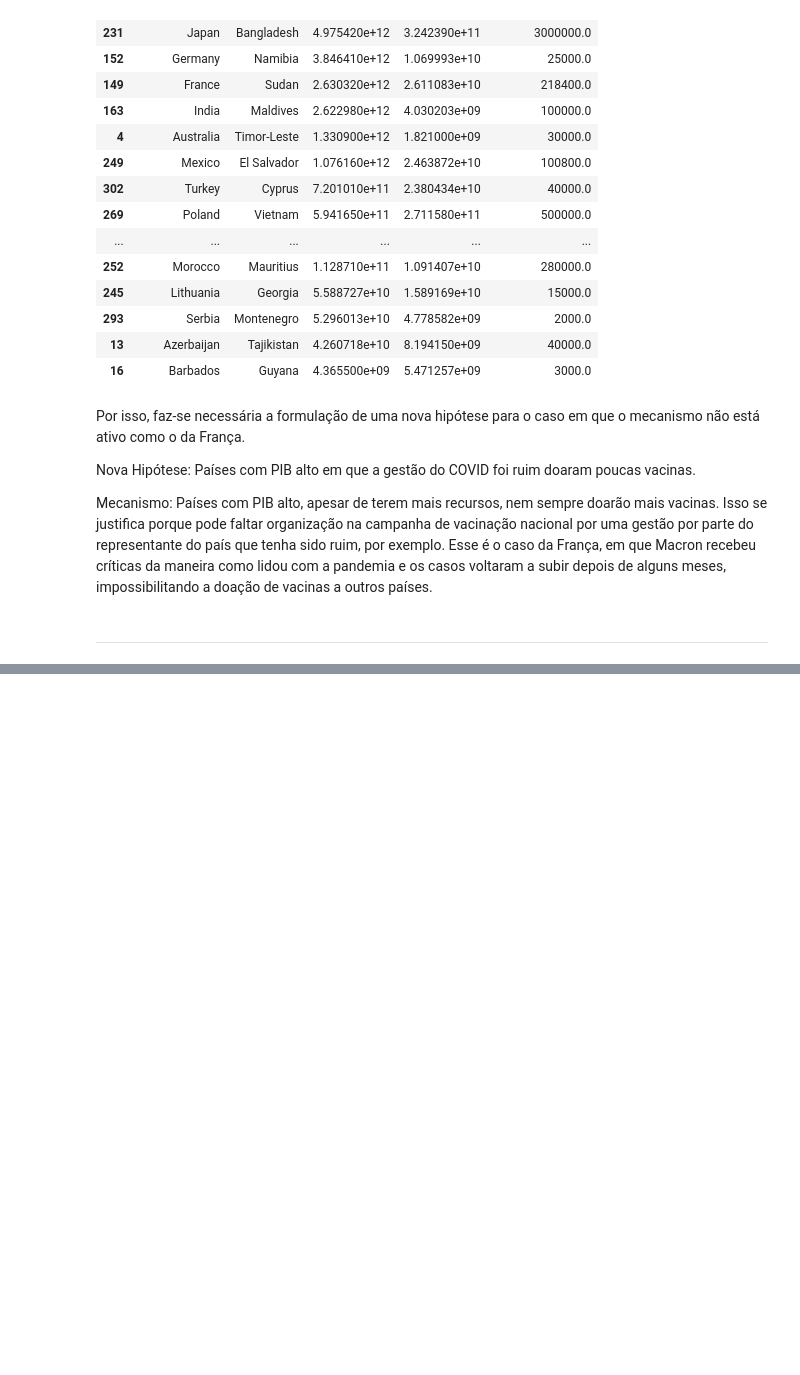
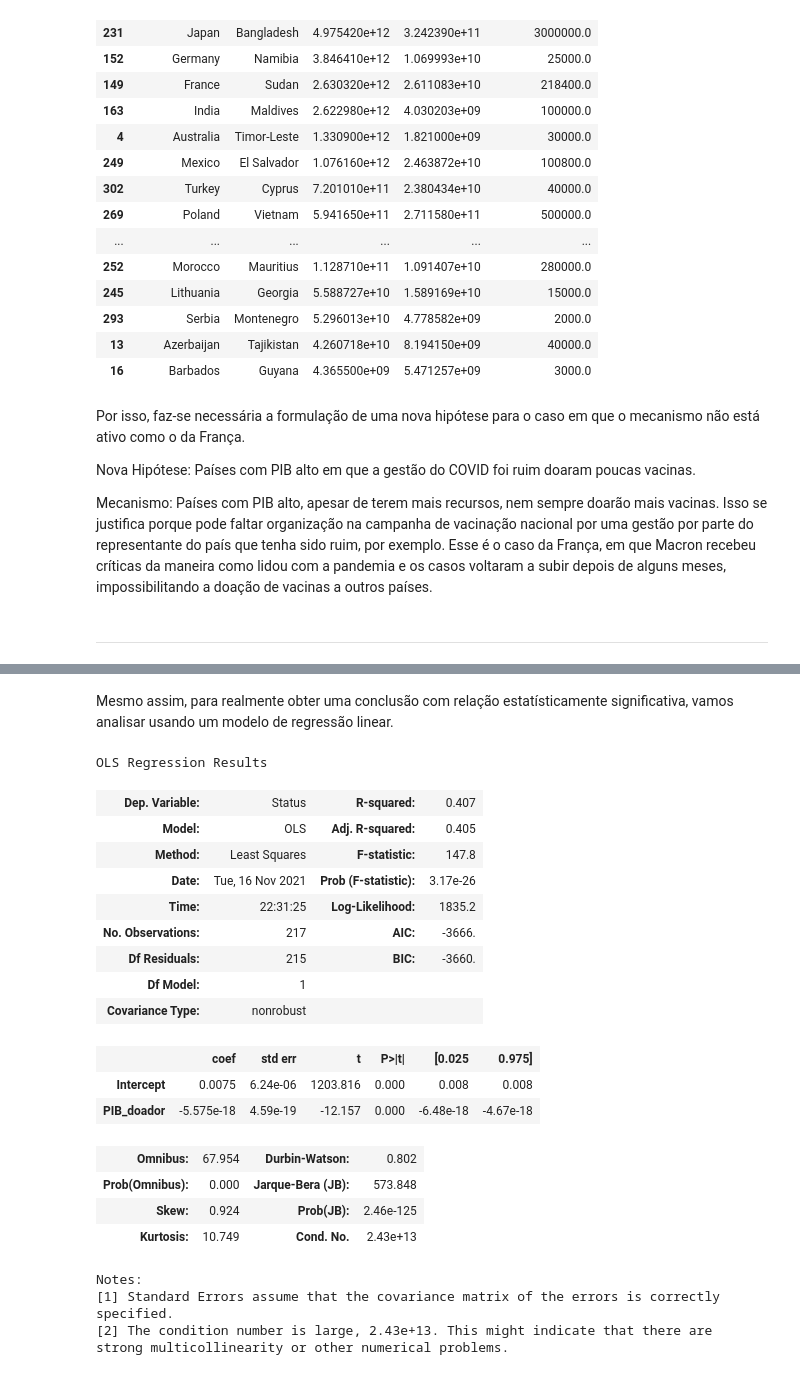
Before and after one commit to hashiprobr-classroom/parte-tecnica-do-projeto-matbiajaoana, a Jupyter notebook: notebooks/Projeto.ipynb, the cells around one changed output, grey strips where cells are left out. Drawn from its saved outputs; the diff is of its cells as text; code cells hidden in the pictures; blank space fills up the shorter version.

```diff
--- a/notebooks/Projeto.ipynb
+++ b/notebooks/Projeto.ipynb
@@ -415,0 +468,31 @@ for v in ec:
+# %% [markdown]
+Mesmo assim, para realmente obter uma conclusão com relação estatísticamente significativa, vamos analisar usando um modelo de regressão linear.
+# %%
+import numpy as np
+import statsmodels.formula.api as smf
+
+model = smf.ols(data=df, formula='Status ~ PIB_doador')
+result = model.fit()
+result.summary()
+# %% [output]
+OLS Regression Results
+| Dep. Variable: | Status | R-squared: | 0.407 |
+| Model: | OLS | Adj. R-squared: | 0.405 |
+| Method: | Least Squares | F-statistic: | 147.8 |
+| Date: | Tue, 16 Nov 2021 | Prob (F-statistic): | 3.17e-26 |
+| Time: | 22:31:25 | Log-Likelihood: | 1835.2 |
+| No. Observations: | 217 | AIC: | -3666. |
+| Df Residuals: | 215 | BIC: | -3660. |
+| Df Model: | 1 |  |  |
+| Covariance Type: | nonrobust |  |  |
+|  | coef | std err | t | P>|t| | [0.025 | 0.975] |
+| Intercept | 0.0075 | 6.24e-06 | 1203.816 | 0.000 | 0.008 | 0.008 |
+| PIB_doador | -5.575e-18 | 4.59e-19 | -12.157 | 0.000 | -6.48e-18 | -4.67e-18 |
+| Omnibus: | 67.954 | Durbin-Watson: | 0.802 |
+| Prob(Omnibus): | 0.000 | Jarque-Bera (JB): | 573.848 |
+| Skew: | 0.924 | Prob(JB): | 2.46e-125 |
+| Kurtosis: | 10.749 | Cond. No. | 2.43e+13 |
+Notes:
+[1] Standard Errors assume that the covariance matrix of the errors is correctly specified.
+[2] The condition number is large, 2.43e+13. This might indicate that there are
+strong multicollinearity or other numerical problems.
```
Also changed, not shown: parts of 19 cells of this notebook.
